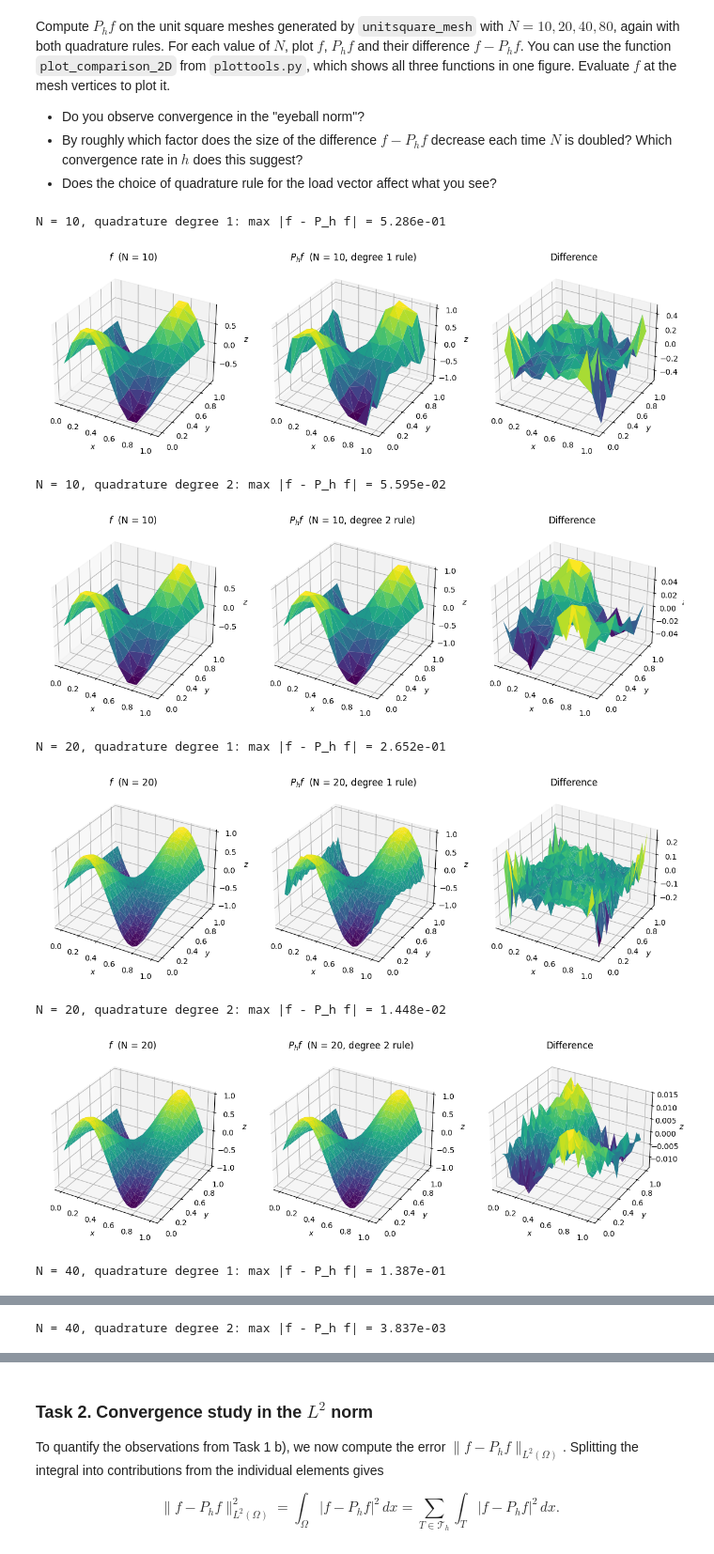
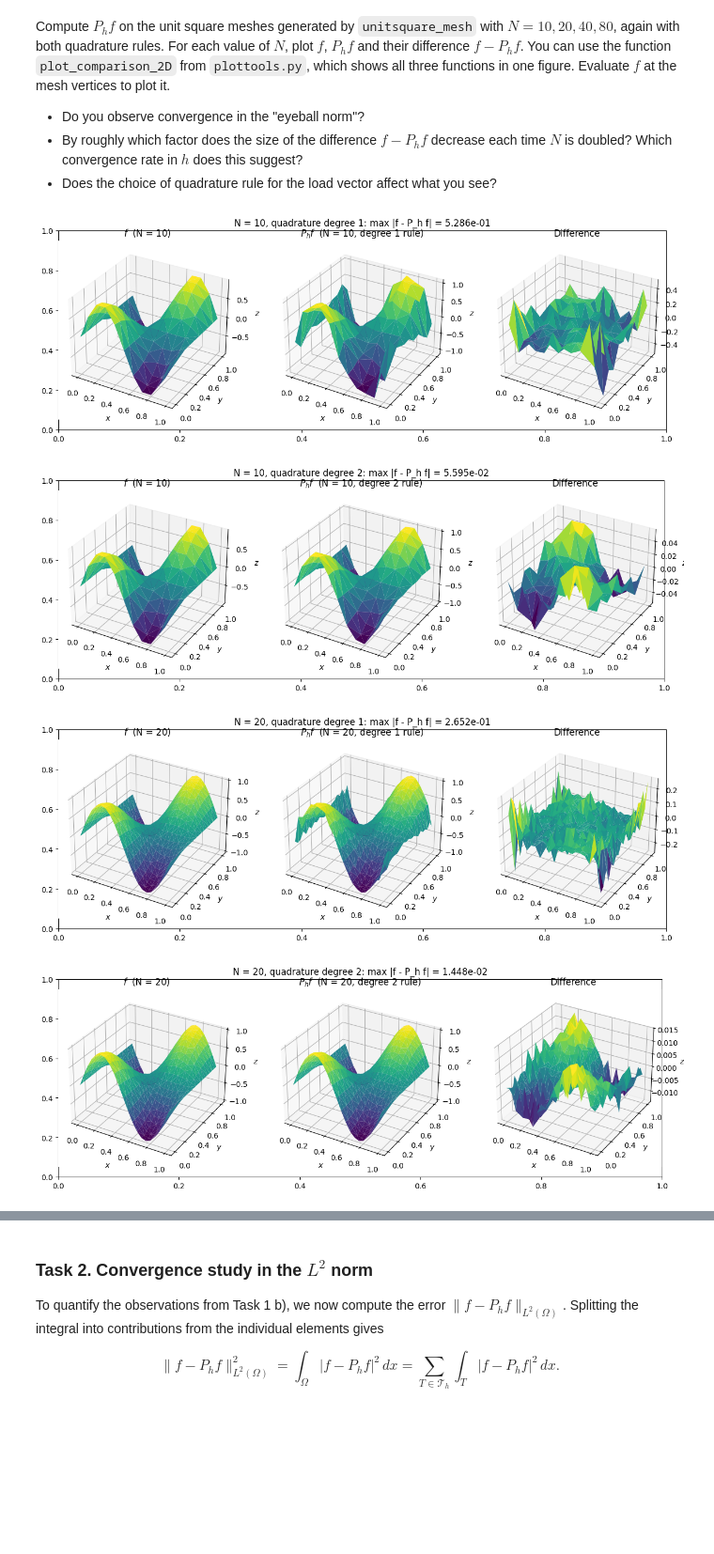
Before and after one commit to lawaasen/tma4220_project, a Jupyter notebook: project_part_1.ipynb, the cells around one changed output, grey strips where cells are left out. Shown at 94% size. Saved outputs shown, nothing was run; the diff lists cells and outputs as text; code cells hidden in the pictures; blank space fills up the shorter version.

```diff
--- a/project_part_1.ipynb
+++ b/project_part_1.ipynb
@@ -577,34 +581,28 @@ Evaluate $f$ at the mesh vertices to plot it.
 # %%
 def l2_projection(f, P, C, xq, wq):
     """Coefficient vector u of the L2 projection P_h f, solving M u = b."""
     M = assemble_mass_matrix_coo(P, C).tocsr()
     b = assemble_load_vector(f, P, C, xq, wq)
     return spsolve(M, b)
 
 f = lambda x, y : np.sin(2*np.pi*x) * np.cos(np.pi*y)
 
 N_vals = [10, 20, 40, 80]
 
 for N in N_vals:
     P, C = mt.unitsquare_mesh(N)
     X, Y = P[:, 0], P[:, 1]
     fI = f(X, Y)
 
     for d in [1, 2]:
         xq, wq = quadrature_rule(d)
         u = l2_projection(f, P, C, xq, wq)
 
-        print(f"N = {N}, quadrature degree {d}: max |f - P_h f| = {np.max(np.abs(fI - u)):.3e}")
         pt.plot_comparison_2D(X, Y, fI, u, C,
-                              title_f1=f"$f$  (N = {N})",
-                              title_f2=f"$P_h f$  (N = {N}, degree {d} rule)")
+                              main_title=f"N = {N}, quadrature degree {d}: max |f - P_h f| = {np.max(np.abs(fI - u)):.3e}",
+                              title_f1=f"$f$  (N = {N})", title_f2=f"$P_h f$  (N = {N}, degree {d} rule)")
 # %% [output]
-N = 10, quadrature degree 1: max |f - P_h f| = 5.286e-01
-[figure, old version]
+[figure, new version]
-N = 10, quadrature degree 2: max |f - P_h f| = 5.595e-02
-[figure, old version]
+[figure, new version]
-N = 20, quadrature degree 1: max |f - P_h f| = 2.652e-01
-[figure, old version]
+[figure, new version]
-N = 20, quadrature degree 2: max |f - P_h f| = 1.448e-02
-[figure, old version]
+[figure, new version]
-N = 40, quadrature degree 1: max |f - P_h f| = 1.387e-01
@@ -612 +609,0 @@ N = 40, quadrature degree 1: max |f - P_h f| = 1.387e-01
-N = 40, quadrature degree 2: max |f - P_h f| = 3.837e-03
```
Also changed, not shown: parts of 15 cells of this notebook, 10 other files.
